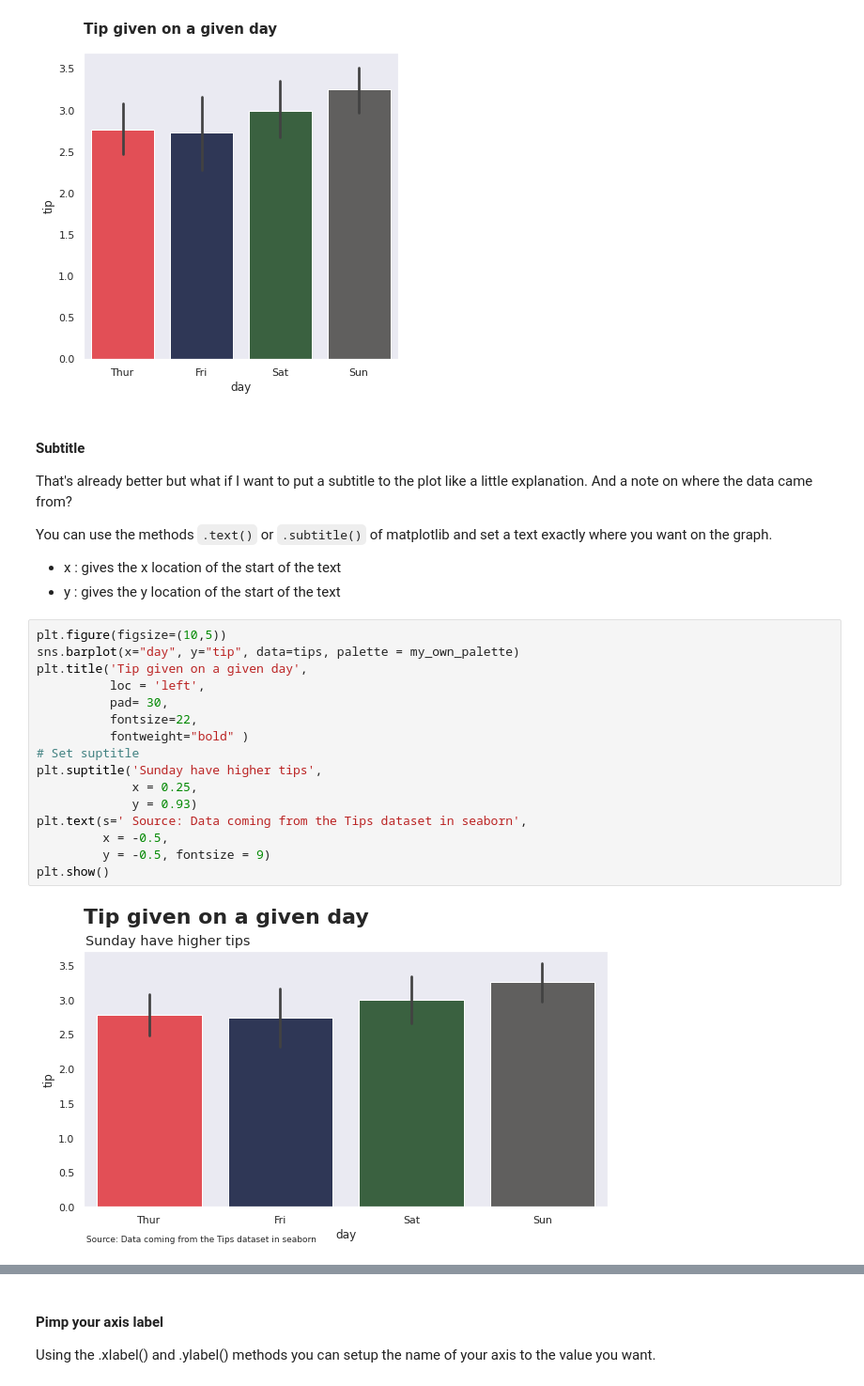
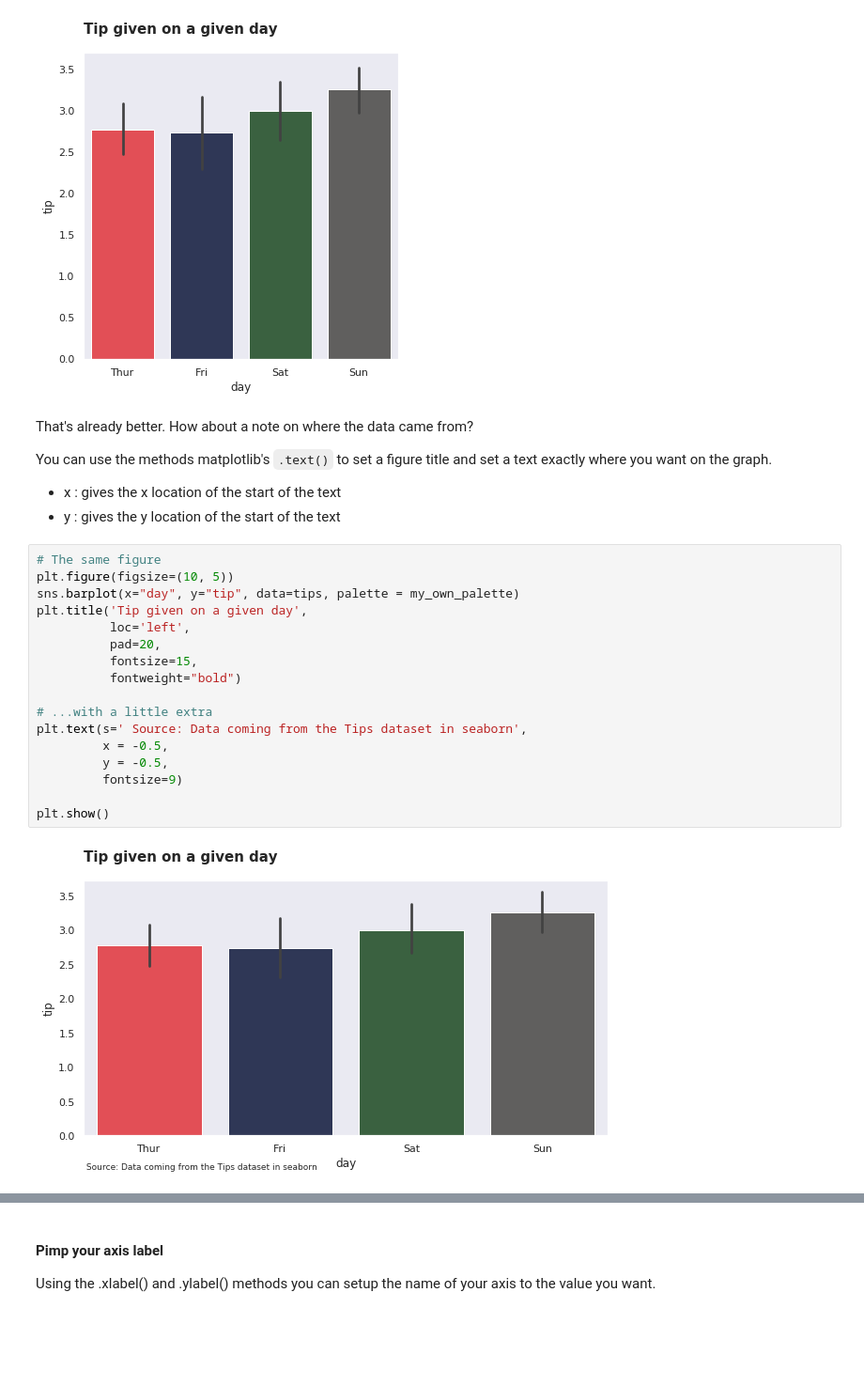
Before and after one commit to ReDI-School/data-analytics, a Jupyter notebook: Class material/Class-09_How_to_customize_your_graphs/09-How_to_customize_your_visualisation.ipynb, the cells around one changed output, grey strips where cells are left out. Shown at 94% size. Cells and saved outputs as stored; diff of their text form; blank space fills up the shorter version.

```diff
--- a/Class material/Class-09_How_to_customize_your_graphs/09-How_to_customize_your_visualisation.ipynb
+++ b/Class material/Class-09_How_to_customize_your_graphs/09-How_to_customize_your_visualisation.ipynb
@@ -222,28 +271,28 @@ plt.show();
 # %% [output]
 [figure]
 # %% [markdown]
-#### Subtitle
+That's already better. How about a note on where the data came from?
 
-That's already better but what if I want to put a subtitle to the plot like a little explanation. And a note on where the data came from?
+You can use the methods matplotlib's `.text()` to set a figure title and set a text exactly where you want on the graph.
 
-You can use the methods `.text()` or `.subtitle()` of matplotlib and set a text exactly where you want on the graph.
 * x :  gives the x location of the start of the text
 * y :  gives the y location of the start of the text
 # %%
-plt.figure(figsize=(10,5))
+# The same figure
+plt.figure(figsize=(10, 5))
 sns.barplot(x="day", y="tip", data=tips, palette = my_own_palette)
 plt.title('Tip given on a given day',
-          loc = 'left',
-          pad= 30,
-          fontsize=22,
-          fontweight="bold" )
-# Set suptitle
-plt.suptitle('Sunday have higher tips',
-             x = 0.25,
-             y = 0.93)
+          loc='left',
+          pad=20,
+          fontsize=15,
+          fontweight="bold")
+
+# ...with a little extra
 plt.text(s=' Source: Data coming from the Tips dataset in seaborn',
          x = -0.5,
-         y = -0.5, fontsize = 9)
+         y = -0.5,
+         fontsize=9)
+
 plt.show()
 # %% [output]
-[figure, old version]
+[figure, new version]
```
Also changed, not shown: parts of 24 cells of this notebook.
